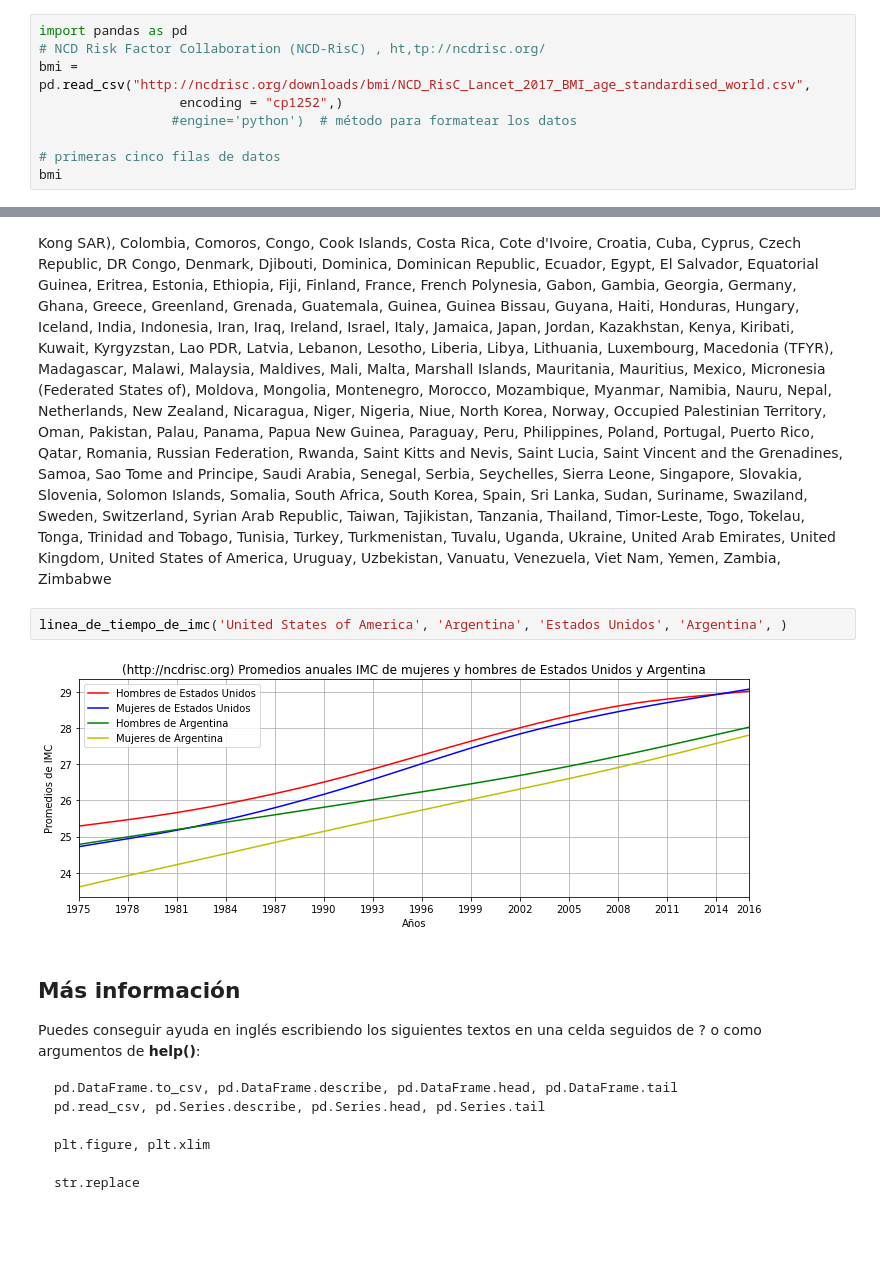
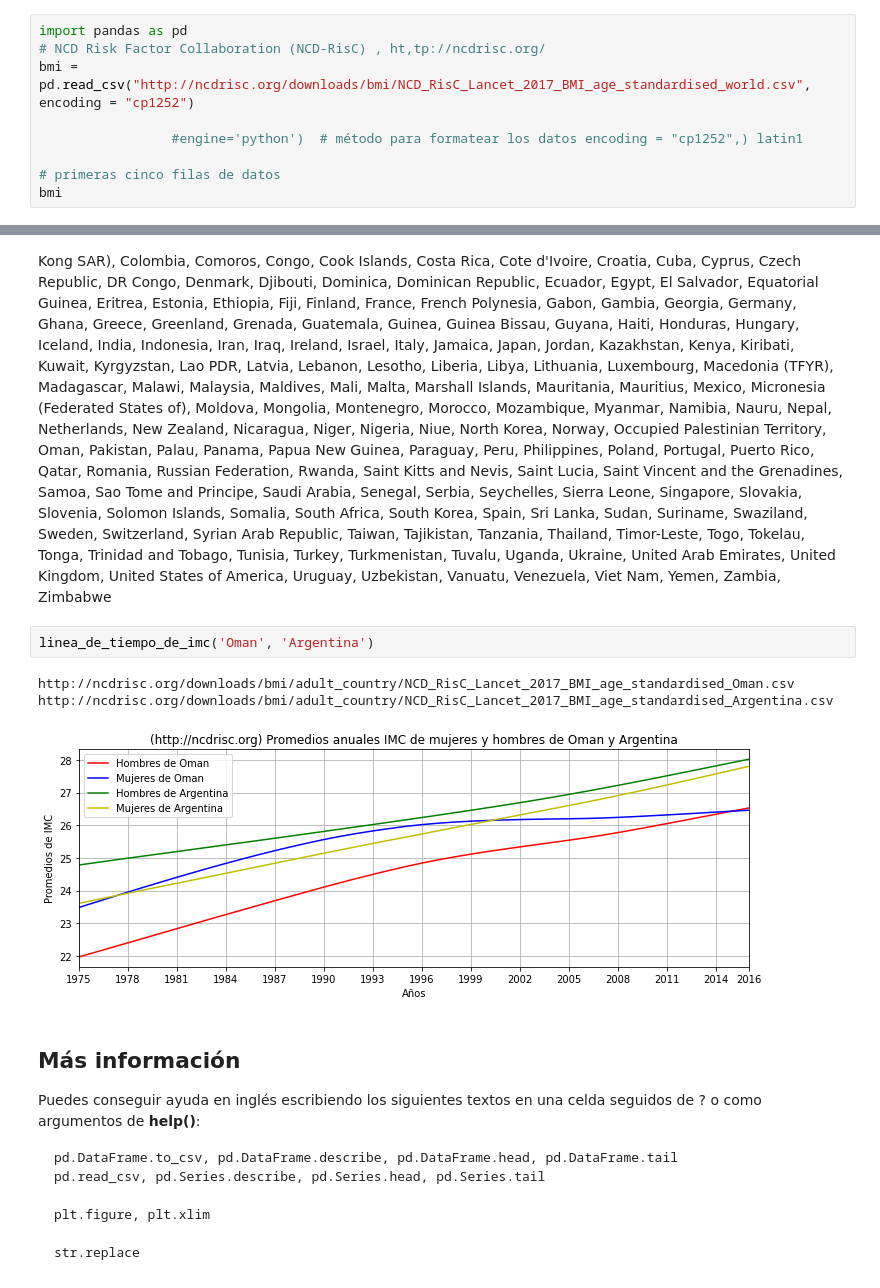
Before and after one commit to IngCarlaPezzone/Clase-Machine-Learning, a Jupyter notebook: Clase 4/Aprendiendo Python con estadística descriptiva._mod.ipynb, the cells around one changed output, grey strips where cells are left out. Saved outputs shown, nothing was run; the diff lists cells and outputs as text; blank space fills up the shorter version.

```diff
--- a/Clase 4/Aprendiendo Python con estadística descriptiva._mod.ipynb
+++ b/Clase 4/Aprendiendo Python con estadística descriptiva._mod.ipynb
@@ -2301,9 +2410,9 @@ tabla
 # %%
 import pandas as pd
 # NCD Risk Factor Collaboration (NCD-RisC) , ht,tp://ncdrisc.org/
-bmi = pd.read_csv("http://ncdrisc.org/downloads/bmi/NCD_RisC_Lancet_2017_BMI_age_standardised_world.csv",
-                  encoding = "cp1252",)
-                 #engine='python')  # método para formatear los datos
+bmi = pd.read_csv("http://ncdrisc.org/downloads/bmi/NCD_RisC_Lancet_2017_BMI_age_standardised_world.csv", encoding = "cp1252")
+
+                 #engine='python')  # método para formatear los datos encoding = "cp1252",) latin1
 
 # primeras cinco filas de datos
 bmi
@@ -2467,7 +2591,9 @@ Afghanistan, Albania, Algeria, American Samoa, Andorra, Angola, Antigua and Barb
-# %%
-linea_de_tiempo_de_imc('United States of America', 'Argentina', 'Estados Unidos', 'Argentina', )
-# %% [output]
-[figure, removed]
+# %%
+linea_de_tiempo_de_imc('Oman', 'Argentina')
+# %% [output]
+http://ncdrisc.org/downloads/bmi/adult_country/NCD_RisC_Lancet_2017_BMI_age_standardised_Oman.csv
+http://ncdrisc.org/downloads/bmi/adult_country/NCD_RisC_Lancet_2017_BMI_age_standardised_Argentina.csv
+[figure, added]
 # %% [markdown]
 ## Más información
 Puedes conseguir ayuda en inglés escribiendo los siguientes textos en una celda seguidos de ? o como argumentos de **help()**:
```
Also changed, not shown: parts of 52 cells of this notebook, 14 other files.
